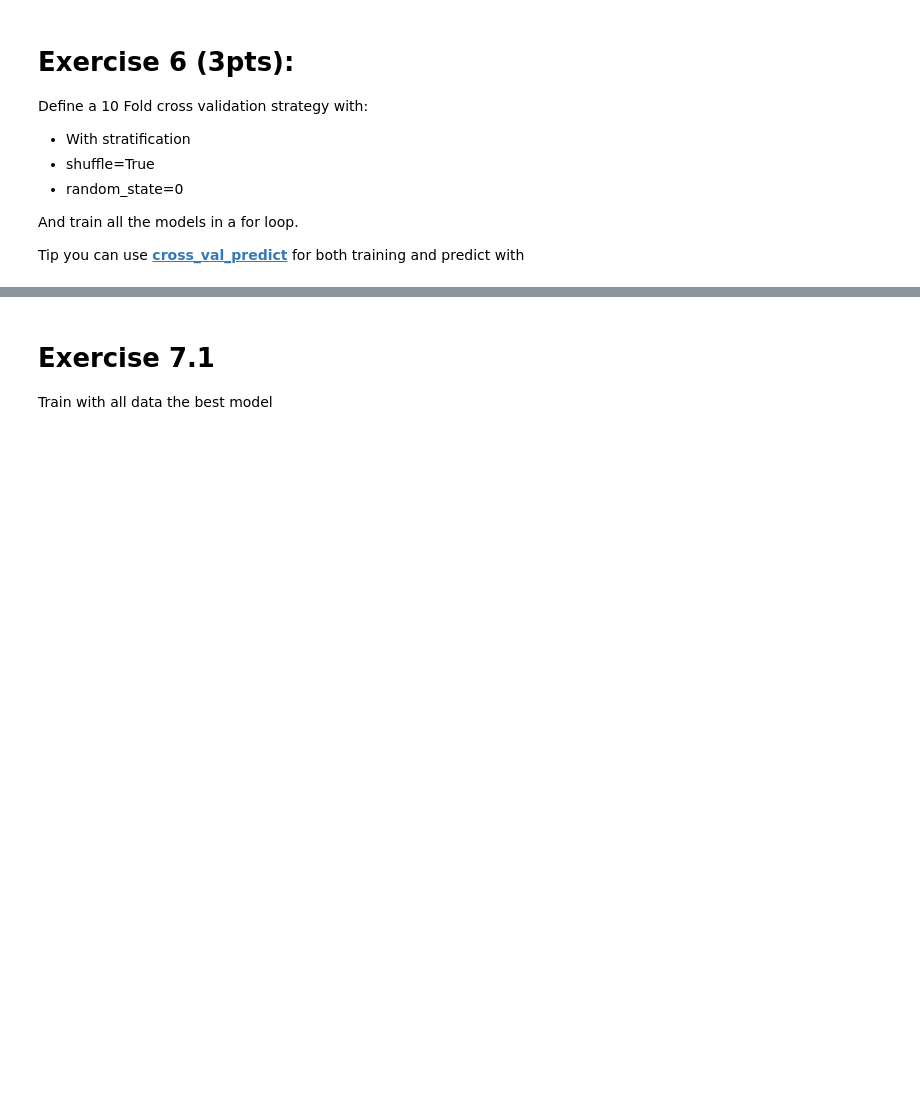
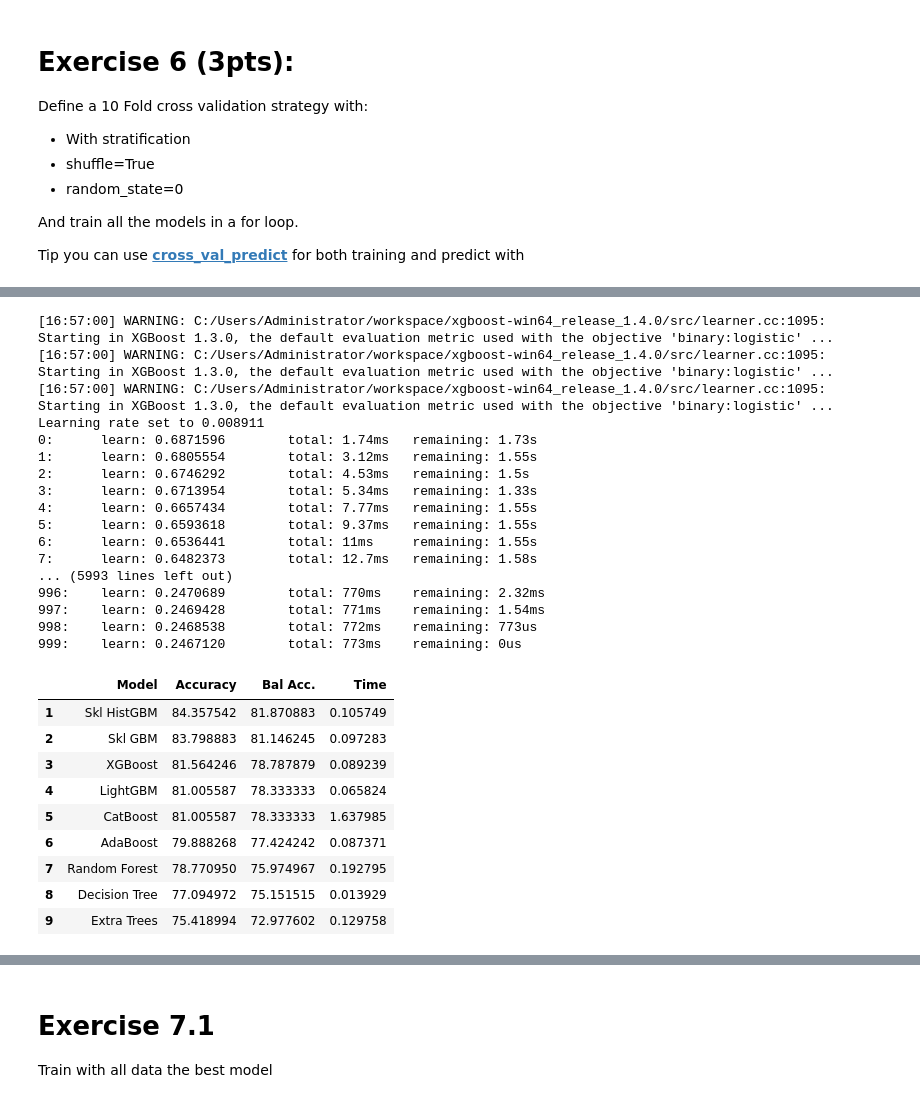
Before and after one commit to Pathi-rao/AI, a Jupyter notebook: M4_Feature_Eng/d1_Robust ML/Folder_1/Folder_2/fe1.ipynb, the cells around one changed output, grey strips where cells are left out. Drawn from its saved outputs; the diff is of its cells as text; code cells hidden in the pictures; blank space fills up the shorter version.

```diff
--- a/M4_Feature_Eng/d1_Robust ML/Folder_1/Folder_2/fe1.ipynb
+++ b/M4_Feature_Eng/d1_Robust ML/Folder_1/Folder_2/fe1.ipynb
@@ -319,11 +468,6 @@ skf = model_selection.StratifiedKFold(
     # CODE HERE
 )
 """
-# YOUR CODE HERE
-raise NotImplementedError()
-
-
-results = pd.DataFrame({'Model': [], 'Accuracy': [], 'Bal Acc.': [], 'Time': []})
 
 """
 for model_name, model in tree_classifiers.items():
@@ -344,9 +488,34 @@ for model_name, model in tree_classifiers.items():
 """
 
 # YOUR CODE HERE
-raise NotImplementedError()
+from sklearn.model_selection import cross_val_predict
+
+skf = model_selection.StratifiedKFold(
+    n_splits= 10,
+    shuffle=True,
+    random_state = 0
+)
+
+results = pd.DataFrame({'Model': [], 'Accuracy': [], 'Bal Acc.': [], 'Time': []})
+
+
+for model_name, model in tree_classifiers.items():
+
+    start_time = time.time()
+    model.fit(x_train, y_train)
+    total_time = time.time() - start_time
+
+    pred = cross_val_predict(model, x_val, y_val, cv=5)
+    pred = model.predict(x_val) # PASSES ASSERT BUT WRONG!
+
+    results = results.append({"Model":    model_name,
+                              "Accuracy": metrics.accuracy_score(y_val, pred)*100,
+                              "Bal Acc.": metrics.balanced_accuracy_score(y_val, pred)*100,
+                              "Time":     total_time},
+                              ignore_index=True)
 
 
 results_ord = results.sort_values(by=['Accuracy'], ascending=False, ignore_index=True)
 results_ord.index += 1
 results_ord.style.bar(subset=['Accuracy', 'Bal Acc.'], vmin=0, vmax=100, color='#5fba7d')
+# %% [output]
@@ -353,3 +525,30 @@ results_ord.style.bar(subset=['Accuracy', 'Bal Acc.'], vmin=0, vmax=100, color='
+[16:57:00] WARNING: C:/Users/Administrator/workspace/xgboost-win64_release_1.4.0/src/learner.cc:1095: Starting in XGBoost 1.3.0, the default evaluation metric used with the objective 'binary:logistic' ...
+[16:57:00] WARNING: C:/Users/Administrator/workspace/xgboost-win64_release_1.4.0/src/learner.cc:1095: Starting in XGBoost 1.3.0, the default evaluation metric used with the objective 'binary:logistic' ...
+[16:57:00] WARNING: C:/Users/Administrator/workspace/xgboost-win64_release_1.4.0/src/learner.cc:1095: Starting in XGBoost 1.3.0, the default evaluation metric used with the objective 'binary:logistic' ...
+Learning rate set to 0.008911
+0:      learn: 0.6871596        total: 1.74ms   remaining: 1.73s
+1:      learn: 0.6805554        total: 3.12ms   remaining: 1.55s
+2:      learn: 0.6746292        total: 4.53ms   remaining: 1.5s
+3:      learn: 0.6713954        total: 5.34ms   remaining: 1.33s
+4:      learn: 0.6657434        total: 7.77ms   remaining: 1.55s
+5:      learn: 0.6593618        total: 9.37ms   remaining: 1.55s
+6:      learn: 0.6536441        total: 11ms     remaining: 1.55s
+7:      learn: 0.6482373        total: 12.7ms   remaining: 1.58s
+... (5993 lines left out)
+996:    learn: 0.2470689        total: 770ms    remaining: 2.32ms
+997:    learn: 0.2469428        total: 771ms    remaining: 1.54ms
+998:    learn: 0.2468538        total: 772ms    remaining: 773us
+999:    learn: 0.2467120        total: 773ms    remaining: 0us
+|  | Model | Accuracy | Bal Acc. | Time |
+| 1 | Skl HistGBM | 84.357542 | 81.870883 | 0.105749 |
+| 2 | Skl GBM | 83.798883 | 81.146245 | 0.097283 |
+| 3 | XGBoost | 81.564246 | 78.787879 | 0.089239 |
+| 4 | LightGBM | 81.005587 | 78.333333 | 0.065824 |
+| 5 | CatBoost | 81.005587 | 78.333333 | 1.637985 |
+| 6 | AdaBoost | 79.888268 | 77.424242 | 0.087371 |
+| 7 | Random Forest | 78.770950 | 75.974967 | 0.192795 |
+| 8 | Decision Tree | 77.094972 | 75.151515 | 0.013929 |
+| 9 | Extra Trees | 75.418994 | 72.977602 | 0.129758 |
 # %%
 assert results_ord["Accuracy"].min() > 75
 assert results_ord["Bal Acc."].min() > 75
```
Also changed, not shown: parts of 16 cells of this notebook, 4 other files.
